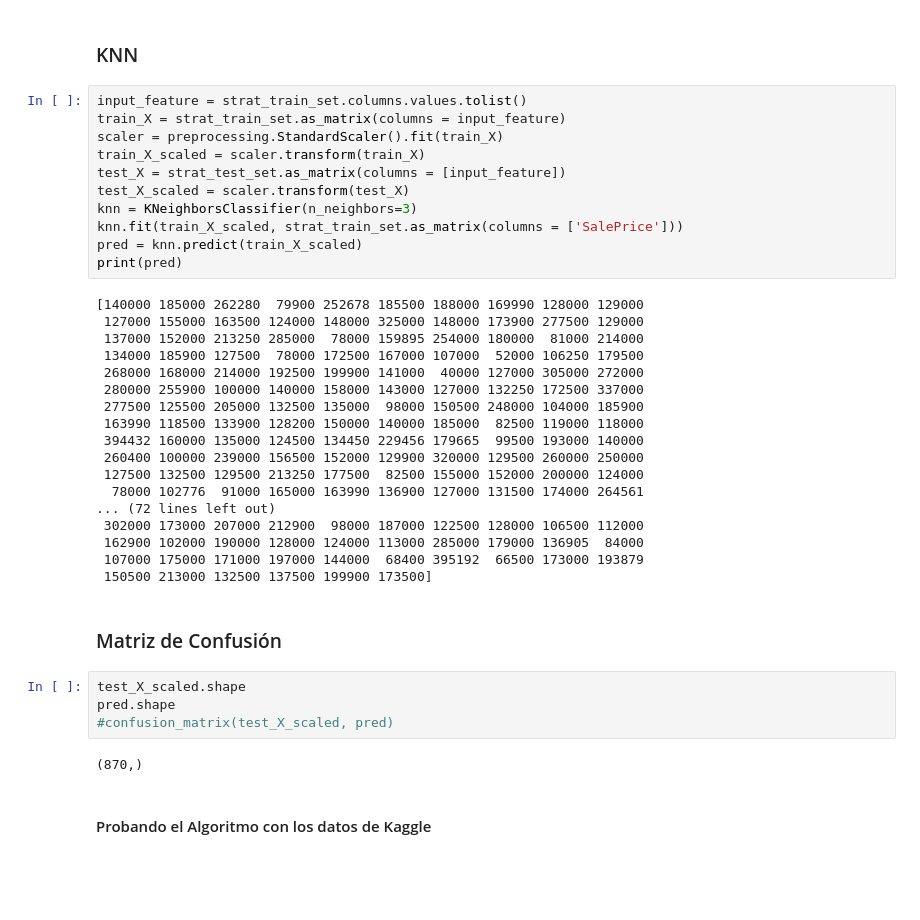
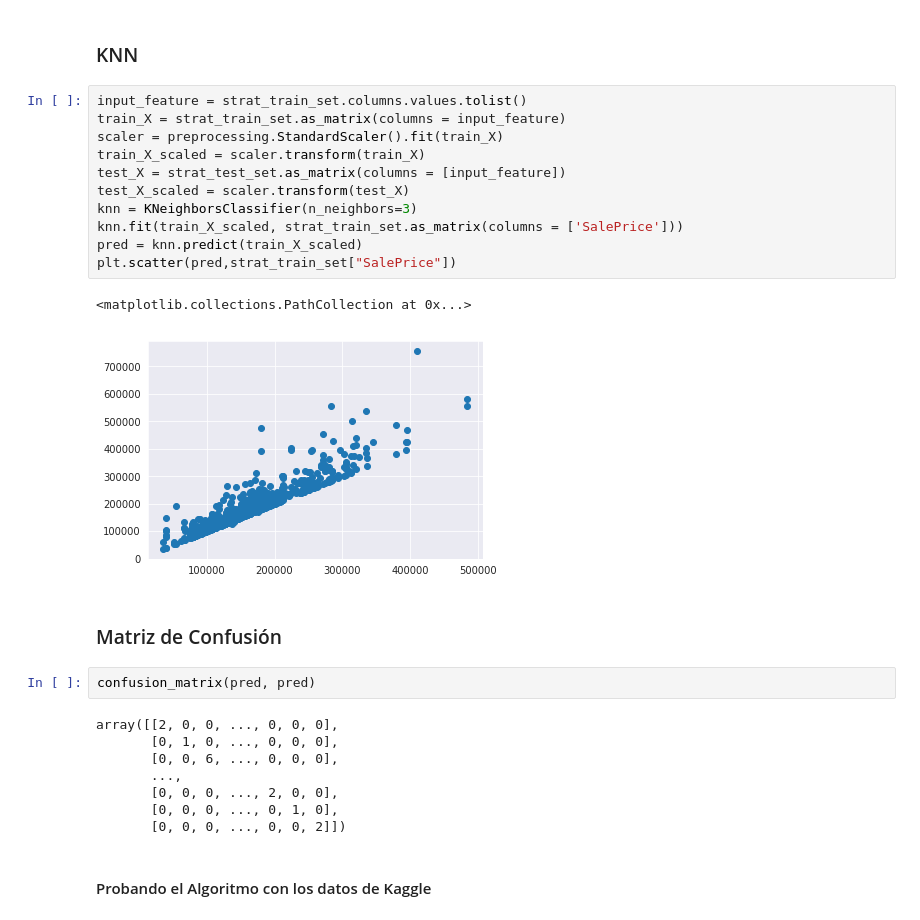
Before and after one commit to fuentesmarlon/Machine-Learning-Algorithms-, a Jupyter notebook: Laboratorio2.ipynb, the cells around one changed output. Saved outputs shown, nothing was run; the diff lists cells and outputs as text; blank space fills up the shorter version.

```diff
--- a/Laboratorio2.ipynb
+++ b/Laboratorio2.ipynb
@@ -484,40 +484,29 @@ strat_test_set
 # %%
 input_feature = strat_train_set.columns.values.tolist()
 train_X = strat_train_set.as_matrix(columns = input_feature)
 scaler = preprocessing.StandardScaler().fit(train_X)
 train_X_scaled = scaler.transform(train_X)
 test_X = strat_test_set.as_matrix(columns = [input_feature])
 test_X_scaled = scaler.transform(test_X)
 knn = KNeighborsClassifier(n_neighbors=3)
 knn.fit(train_X_scaled, strat_train_set.as_matrix(columns = ['SalePrice']))
 pred = knn.predict(train_X_scaled)
-print(pred)
+plt.scatter(pred,strat_train_set["SalePrice"])
 # %% [output]
-[140000 185000 262280  79900 252678 185500 188000 169990 128000 129000
- 127000 155000 163500 124000 148000 325000 148000 173900 277500 129000
- 137000 152000 213250 285000  78000 159895 254000 180000  81000 214000
- 134000 185900 127500  78000 172500 167000 107000  52000 106250 179500
- 268000 168000 214000 192500 199900 141000  40000 127000 305000 272000
- 280000 255900 100000 140000 158000 143000 127000 132250 172500 337000
- 277500 125500 205000 132500 135000  98000 150500 248000 104000 185900
- 163990 118500 133900 128200 150000 140000 185000  82500 119000 118000
- 394432 160000 135000 124500 134450 229456 179665  99500 193000 140000
- 260400 100000 239000 156500 152000 129900 320000 129500 260000 250000
- 127500 132500 129500 213250 177500  82500 155000 152000 200000 124000
-  78000 102776  91000 165000 163990 136900 127000 131500 174000 264561
-... (72 lines left out)
- 302000 173000 207000 212900  98000 187000 122500 128000 106500 112000
- 162900 102000 190000 128000 124000 113000 285000 179000 136905  84000
- 107000 175000 171000 197000 144000  68400 395192  66500 173000 193879
- 150500 213000 132500 137500 199900 173500]
+<matplotlib.collections.PathCollection at 0x...>
+[figure, added]
 # %% [markdown]
 ### Matriz de Confusión
-# %%
-test_X_scaled.shape
-pred.shape
-#confusion_matrix(test_X_scaled, pred)
-# %% [output]
-(870,)
+# %%
+confusion_matrix(pred, pred)
+# %% [output]
+array([[2, 0, 0, ..., 0, 0, 0],
+       [0, 1, 0, ..., 0, 0, 0],
+       [0, 0, 6, ..., 0, 0, 0],
+       ...,
+       [0, 0, 0, ..., 2, 0, 0],
+       [0, 0, 0, ..., 0, 1, 0],
+       [0, 0, 0, ..., 0, 0, 2]])
 # %% [markdown]
 #### Probando el Algoritmo con los datos de Kaggle
 # %%
```
Also changed, not shown: parts of 2 cells of this notebook.
